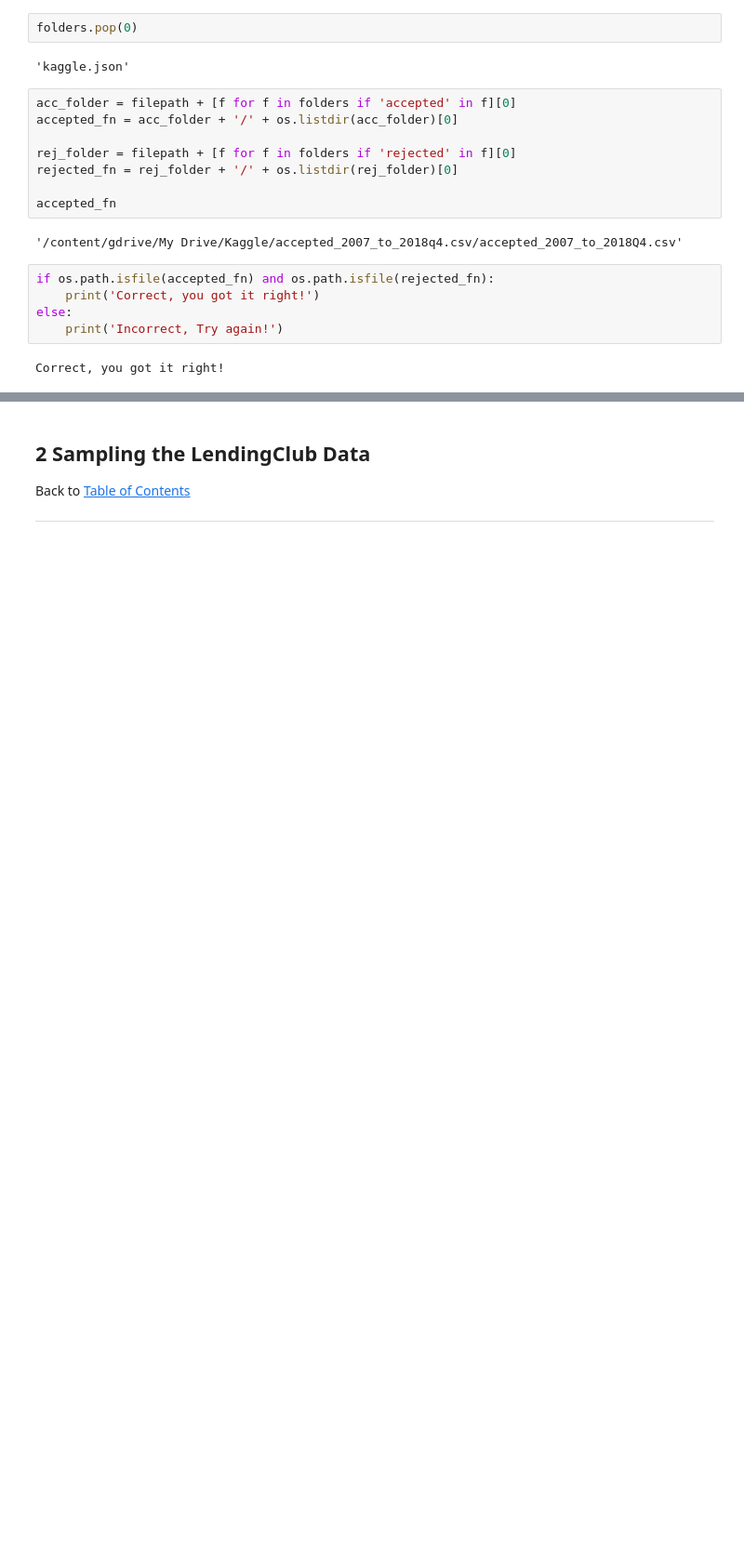
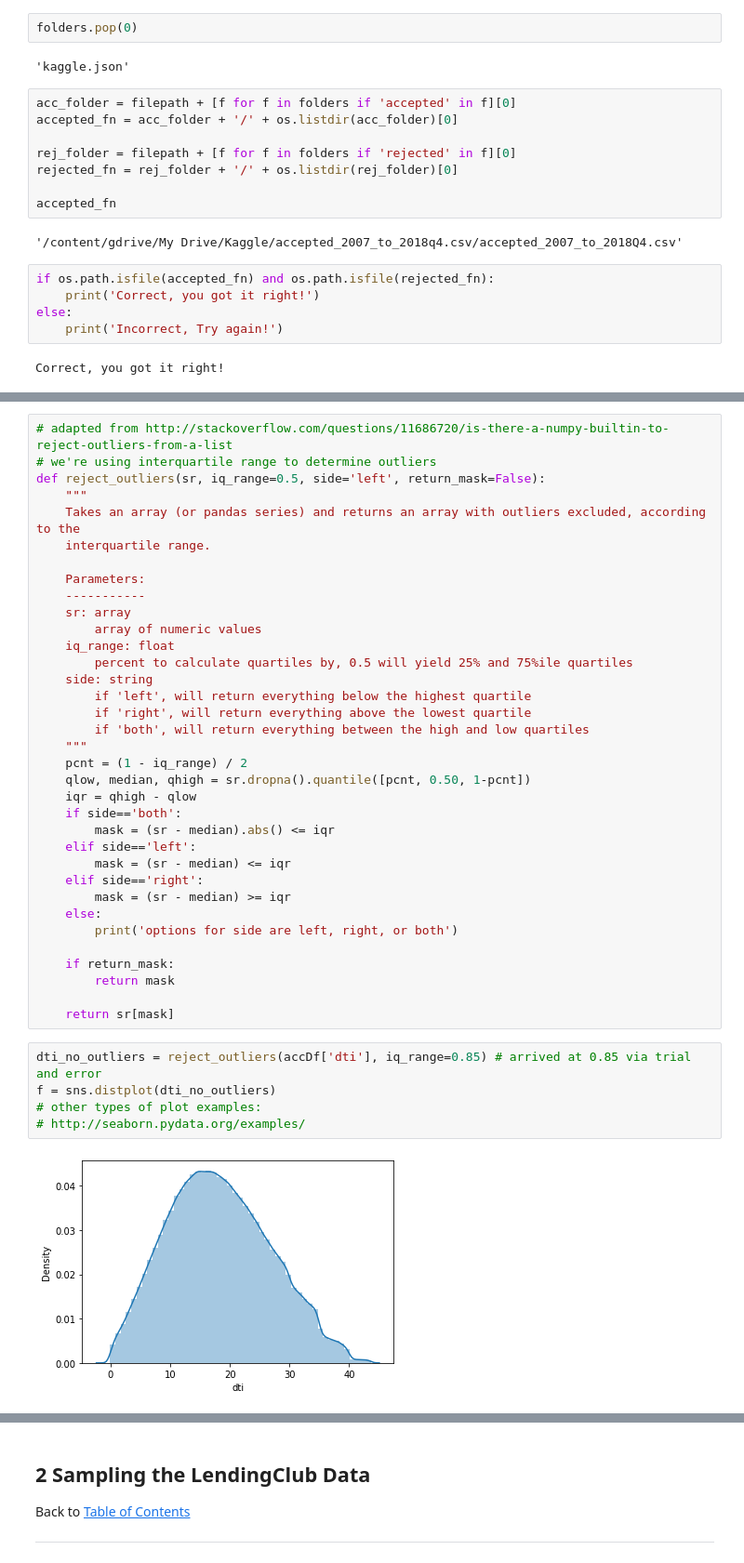
Before and after one commit to anishmahapatra/LendingClubLoan-Classification, a Jupyter notebook: LendingClubLoan_Classification_v1.ipynb, the cells around one changed output, grey strips where cells are left out. Shown at 93% size. Drawn from its saved outputs; the diff is of its cells as text; blank space fills up the shorter version.

```diff
--- a/LendingClubLoan_Classification_v1.ipynb
+++ b/LendingClubLoan_Classification_v1.ipynb
@@ -110,0 +315,42 @@ rej_df.shape
+# %%
+# adapted from http://stackoverflow.com/questions/11686720/is-there-a-numpy-builtin-to-reject-outliers-from-a-list
+# we're using interquartile range to determine outliers
+def reject_outliers(sr, iq_range=0.5, side='left', return_mask=False):
+    """
+    Takes an array (or pandas series) and returns an array with outliers excluded, according to the
+    interquartile range.
+
+    Parameters:
+    -----------
+    sr: array
+        array of numeric values
+    iq_range: float
+        percent to calculate quartiles by, 0.5 will yield 25% and 75%ile quartiles
+    side: string
+        if 'left', will return everything below the highest quartile
+        if 'right', will return everything above the lowest quartile
+        if 'both', will return everything between the high and low quartiles
+    """
+    pcnt = (1 - iq_range) / 2
+    qlow, median, qhigh = sr.dropna().quantile([pcnt, 0.50, 1-pcnt])
+    iqr = qhigh - qlow
+    if side=='both':
+        mask = (sr - median).abs() <= iqr
+    elif side=='left':
+        mask = (sr - median) <= iqr
+    elif side=='right':
+        mask = (sr - median) >= iqr
+    else:
+        print('options for side are left, right, or both')
+
+    if return_mask:
+        return mask
+
+    return sr[mask]
+# %%
+dti_no_outliers = reject_outliers(accDf['dti'], iq_range=0.85) # arrived at 0.85 via trial and error
+f = sns.distplot(dti_no_outliers)
+# other types of plot examples:
+# http://seaborn.pydata.org/examples/
+# %% [output]
+[figure, added]
```
Also changed, not shown: parts of 48 cells of this notebook.
